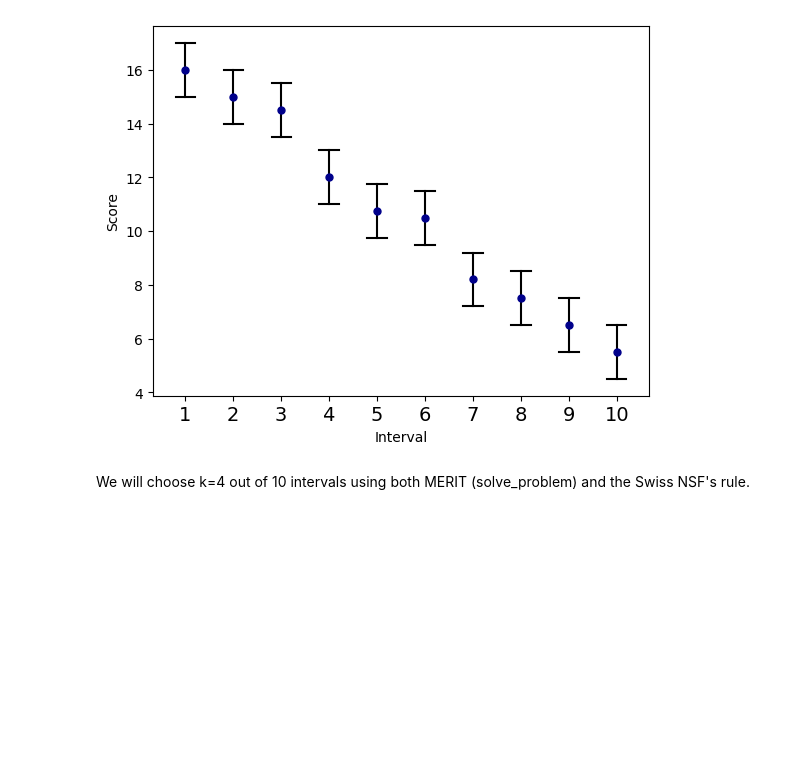
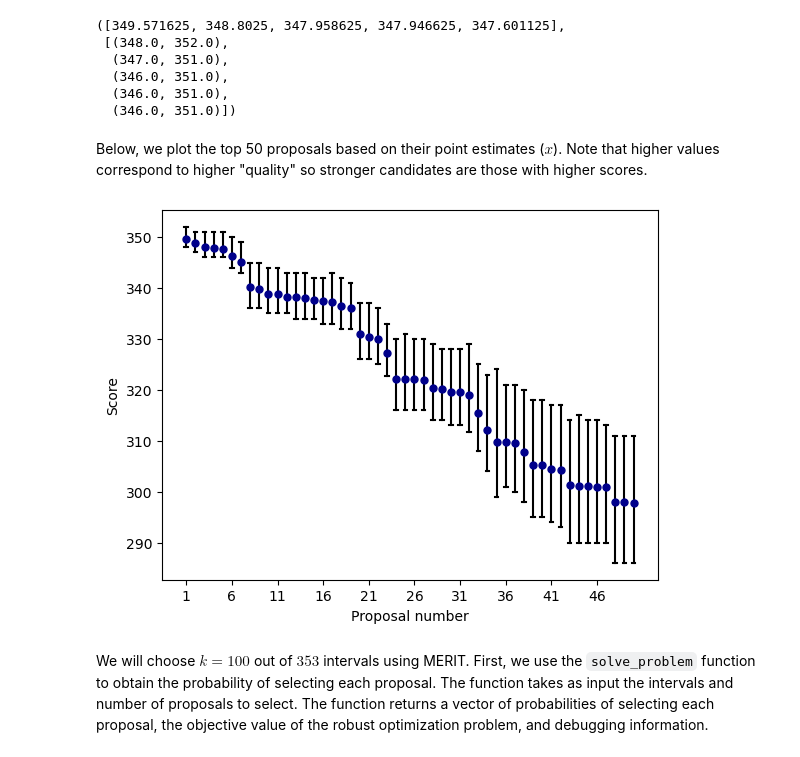
Before and after one commit to akgoldberg/lottery, a Jupyter notebook: example.ipynb, the cells around one changed output. Saved outputs shown, nothing was run; the diff lists cells and outputs as text; code cells hidden in the pictures; blank space fills up the shorter version.

```diff
--- a/example.ipynb
+++ b/example.ipynb
@@ -6,10 +9,19 @@ First, we generate 10 intervals.
 # %%
-x = [16, 15, 14.5, 12, 10.75, 10.5, 8.2, 7.5, 6.5, 5.5]
-w = 1
-I = [(y-w, y+w) for y in x]
-
-_ = plot_intervals(I, x=x)
+x, intervals,_,_,_ = load_swiss_nsf()
-# %% [output]
-[figure, removed]
+# %%
+x[:5], intervals[:5]
+# %% [output]
+([349.571625, 348.8025, 347.958625, 347.946625, 347.601125],
+ [(348.0, 352.0),
+  (347.0, 351.0),
+  (346.0, 351.0),
+  (346.0, 351.0),
+  (346.0, 351.0)])
+# %% [markdown]
+Below, we plot the top 50 proposals based on their point estimates ($x$). Note that higher values correspond to higher "quality" so stronger candidates are those with higher scores.
+# %%
+ax = plot_intervals(intervals[:50], x=x[:50])
+# %% [output]
+[figure, added]
 # %% [markdown]
-We will choose k=4 out of 10 intervals using both MERIT (solve_problem) and the Swiss NSF's rule.
+We will choose $k=100$ out of $353$ intervals using MERIT. First, we use the `solve_problem` function to obtain the probability of selecting each proposal. The function takes as input the intervals and number of proposals to select. The function returns a vector of probabilities of selecting each proposal, the objective value of the robust optimization problem, and debugging information.
```
Also changed, not shown: parts of 12 cells of this notebook, 2 other files.
